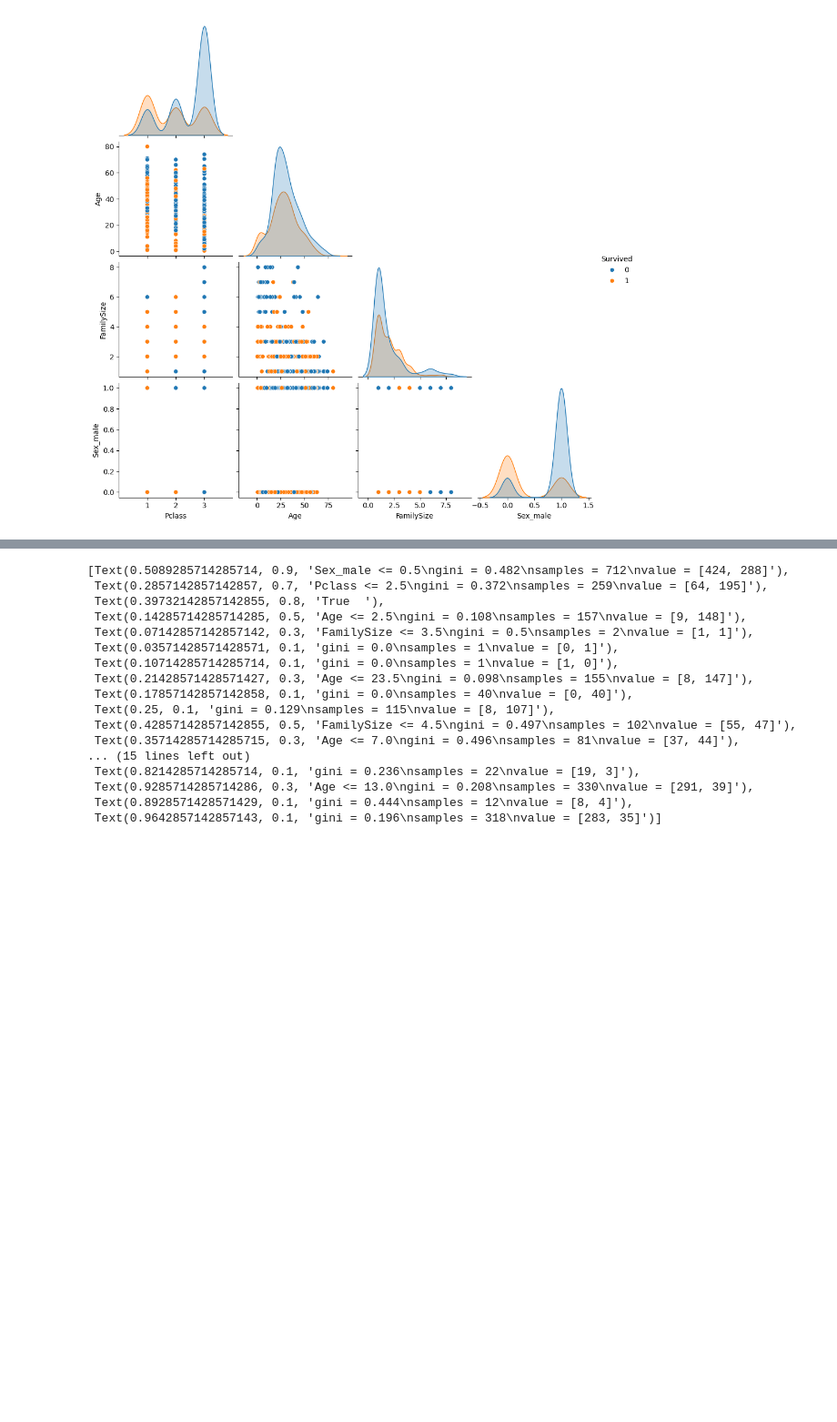
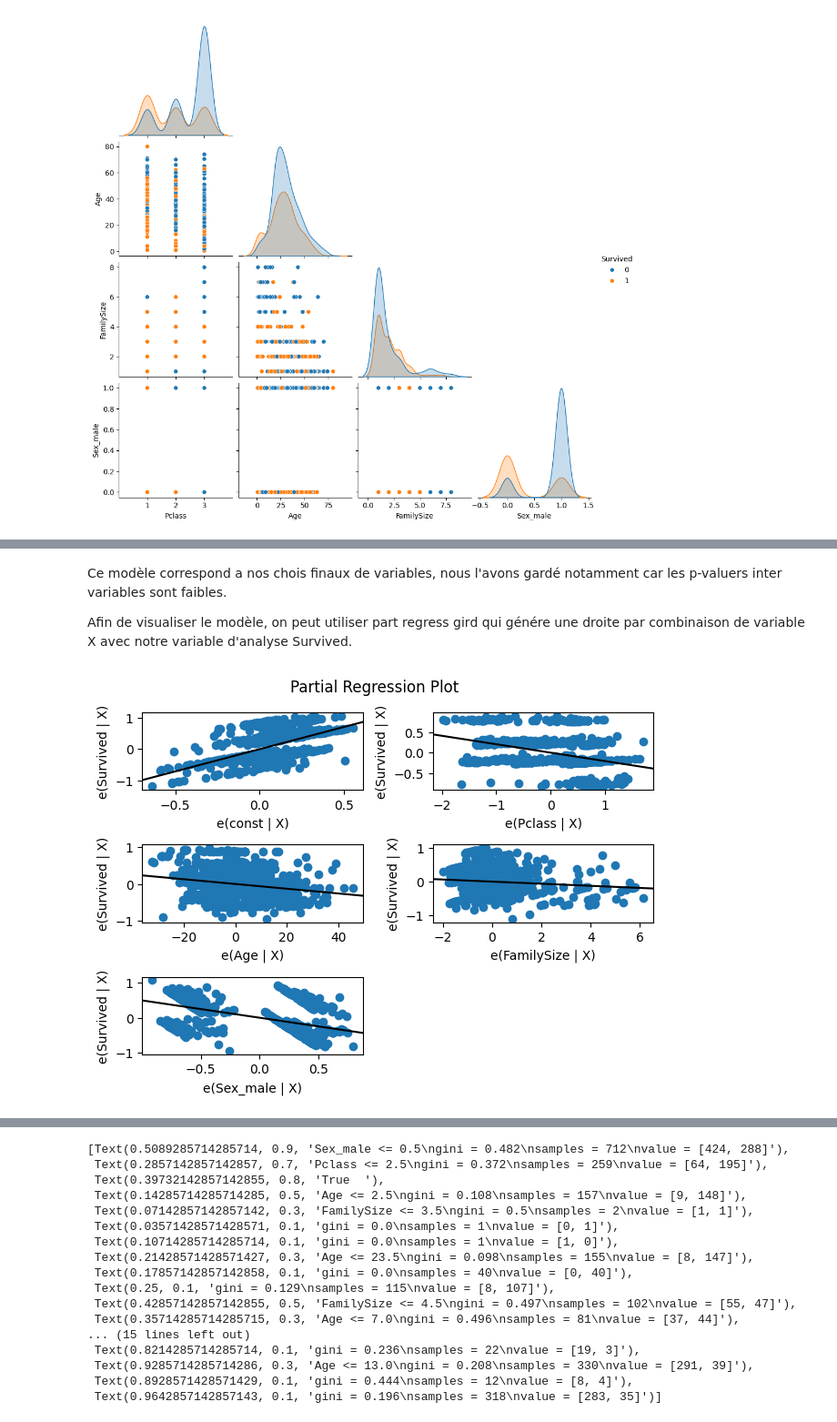
Before and after one commit to fuzoh/62-62.2-dataAnalysis, a Jupyter notebook: Projet.ipynb, the cells around one changed output, grey strips where cells are left out. Shown: that part at 91% size. Cells and saved outputs as stored; diff of their text form; code cells hidden in the pictures; blank space fills up the shorter version.

Commit message:
feat: ajout graphs pour visualiser le modèle de la Q1

```diff
--- a/Projet.ipynb
+++ b/Projet.ipynb
@@ -465,4 +466,14 @@ Age           -0.0430      0.008     -5.299      0.000      -0.059      -0.027
 FamilySize    -0.1985      0.073     -2.706      0.007      -0.342      -0.055
 Sex_male      -2.6507      0.218    -12.151      0.000      -3.078      -2.223
 ==============================================================================
+# %% [markdown]
+Ce modèle correspond a nos chois finaux de variables, nous l'avons gardé notamment car les p-valuers inter variables sont faibles.
+
+Afin de visualiser le modèle, on peut utiliser part regress gird qui génére une droite par combinaison de variable X avec notre variable d'analyse Survived.
+# %%
+# Visualisation des coefficients du modèle selon les différentes variables
+fig = sm.graphics.plot_partregress_grid(model_fitted)
+fig.tight_layout(pad=1.0)
+# %% [output]
+[figure, added]
 # %% [markdown]
```
Also changed, not shown: parts of 4 cells of this notebook.
